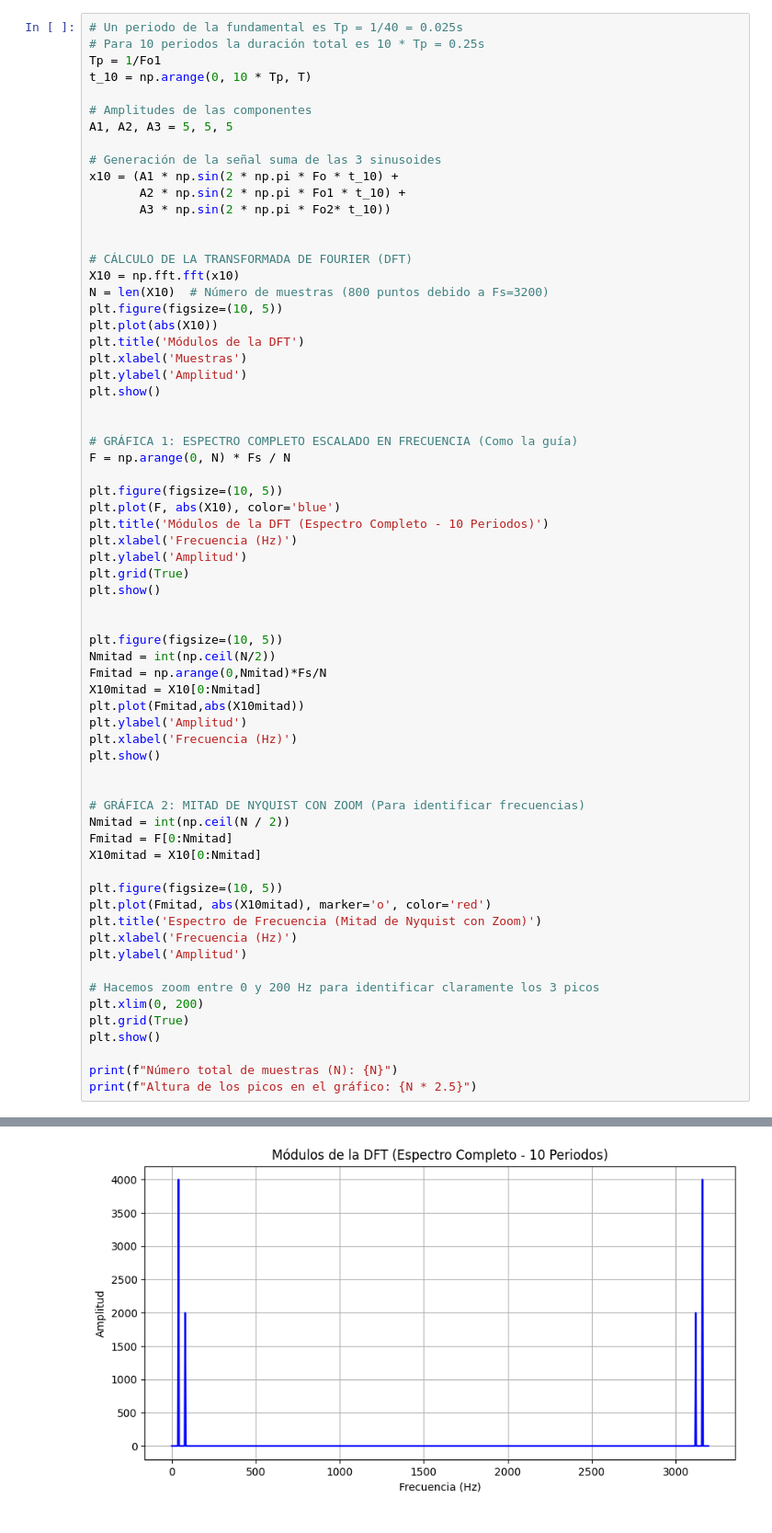
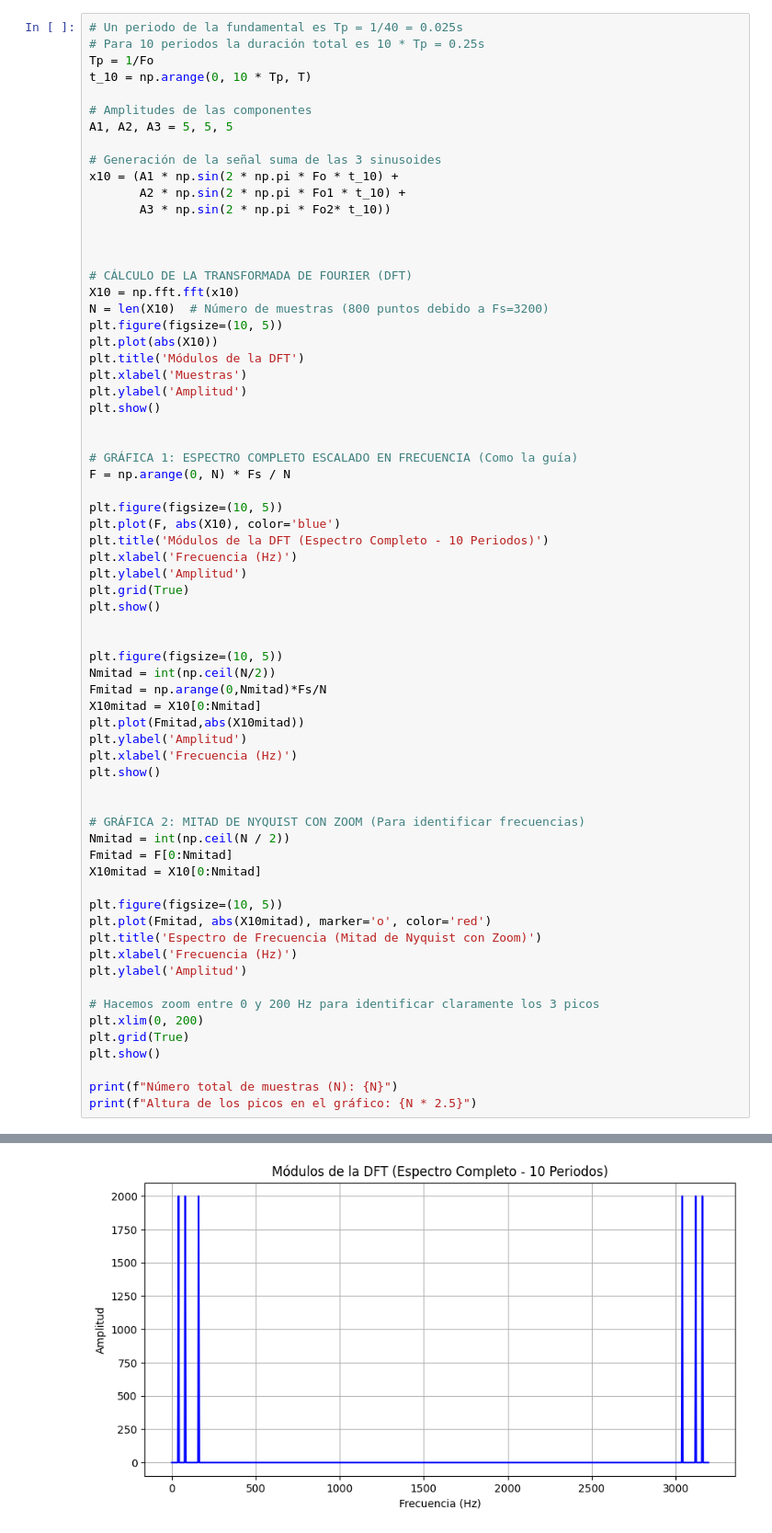
Before and after one commit to luhernandez12/Biosenales_Karen-Agudelo_Luisa-Hernandez, a Jupyter notebook: practica_5.ipynb, the cells around one changed output, grey strips where cells are left out. Shown at 92% size. Drawn from its saved outputs; the diff is of its cells as text.

```diff
--- a/practica_5.ipynb
+++ b/practica_5.ipynb
@@ -64,7 +64,7 @@ plt.show()
 # %%
 # Un periodo de la fundamental es Tp = 1/40 = 0.025s
 # Para 10 periodos la duración total es 10 * Tp = 0.25s
-Tp = 1/Fo1
+Tp = 1/Fo
 t_10 = np.arange(0, 10 * Tp, T)
 
 # Amplitudes de las componentes
@@ -74,6 +74,7 @@ A1, A2, A3 = 5, 5, 5
 x10 = (A1 * np.sin(2 * np.pi * Fo * t_10) +
        A2 * np.sin(2 * np.pi * Fo1 * t_10) +
        A3 * np.sin(2 * np.pi * Fo2* t_10))
+
 
 
 # CÁLCULO DE LA TRANSFORMADA DE FOURIER (DFT)
@@ -132 +133 @@ print(f"Altura de los picos en el gráfico: {N * 2.5}")
-[figure, old version]
+[figure, new version]
```
Also changed, not shown: parts of 5 cells of this notebook, 1 other file.
